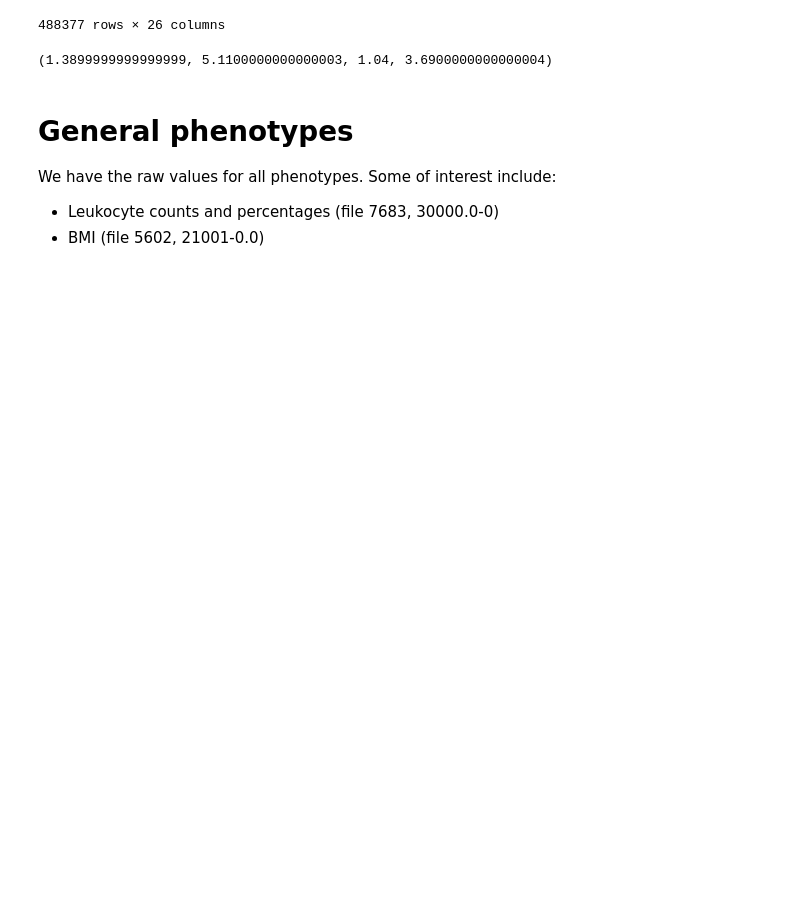
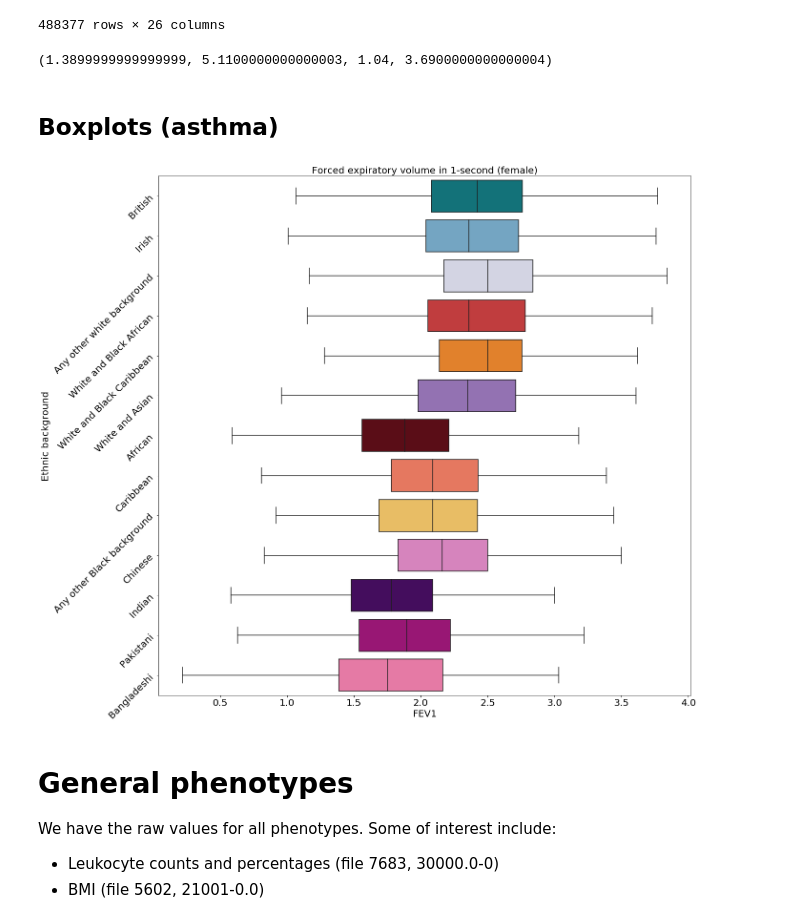
Before and after one commit to diazale/gt-dimred, a Jupyter notebook: UKBB_exploration.ipynb, the cells around one changed output. Saved outputs shown, nothing was run; the diff lists cells and outputs as text; code cells hidden in the pictures; blank space fills up the shorter version.

Commit message:
Boxplots and statistical testing

```diff
--- a/UKBB_exploration.ipynb
+++ b/UKBB_exploration.ipynb
@@ -1845,6 +1846,40 @@ cbar.set_label('FEV',size=fsize)
 
 fig.savefig(os.path.join(out_dir, fname+'_fev_m.jpeg'),format='jpeg')
 plt.close()
+# %% [markdown]
+## Boxplots (asthma)
+# %%
+# Join labels
+ukbb_pheno_joined_fev_label = pd.merge(ukbb_pheno_joined_fev, ukbb_eth_df, left_on='eth1_str', \
+                                              right_on='eth_code', how='left')
+plot_fev_df_f = ukbb_pheno_joined_fev_label.loc[ukbb_pheno_joined_height_res_label['sex']=='0']
+plot_fev_df_m = ukbb_pheno_joined_fev_label.loc[ukbb_pheno_joined_height_res_label['sex']=='1']
+# %%
+fig, ax = plt.subplots(figsize=(20,20))
+sns.boxplot(ax = ax, orient='h',
+            palette = color_dict_ukbb,
+            y = 'eth_txt',
+            x = '3063_0_0',
+            showfliers=False,
+            order = ['British','Irish','Any other white background',
+                     'White and Black African','White and Black Caribbean',
+                     'White and Asian',
+                     'African','Caribbean','Any other Black background',
+                     'Chinese',
+                     'Indian','Pakistani','Bangladeshi'],
+           data = plot_fev_df_f)
+
+#ax.text(5, 20, '*', ha='center', va='bottom',color='red')
+ax.set_xlabel('FEV1')
+ax.set_ylabel('Ethnic background')
+ax.set_yticklabels(ax.get_yticklabels(), rotation=45)
+ax.set_title('Forced expiratory volume in 1-second (female)')
+
+for item in ([ax.title, ax.xaxis.label, ax.yaxis.label] +
+              ax.get_xticklabels() + ax.get_yticklabels()):
+    item.set_fontsize(20)
+# %% [output]
+[figure, added]
 # %% [markdown]
 # General phenotypes
 We have the raw values for all phenotypes. Some of interest include:
```
Also changed, not shown: parts of 38 cells of this notebook, 1 other file.
